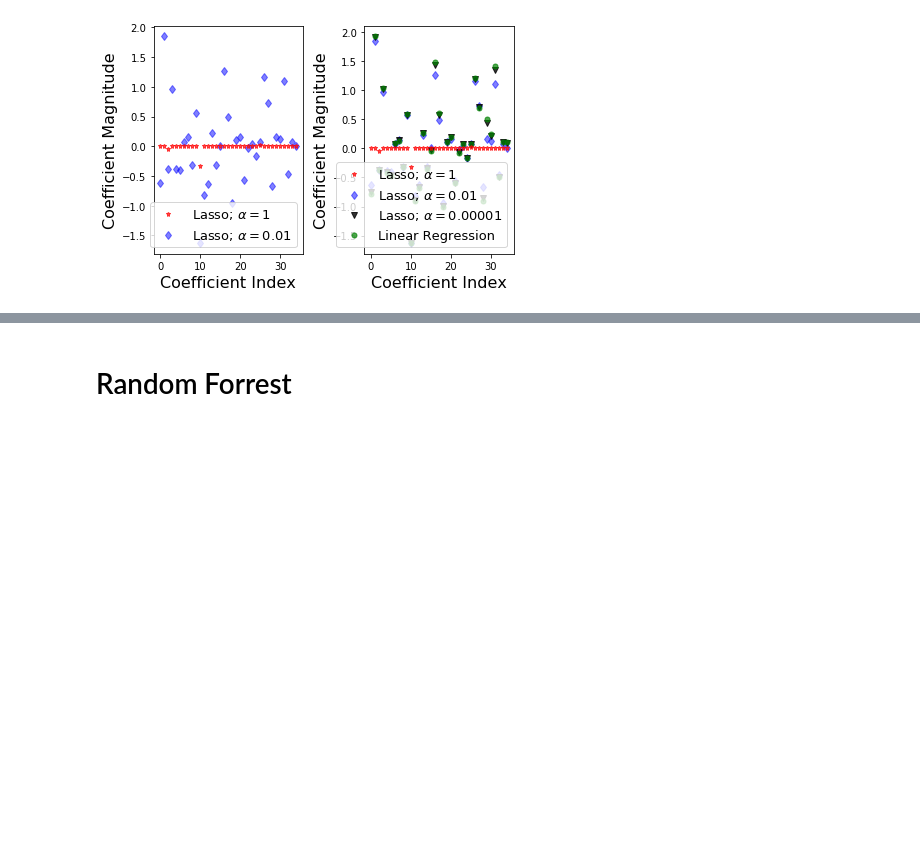
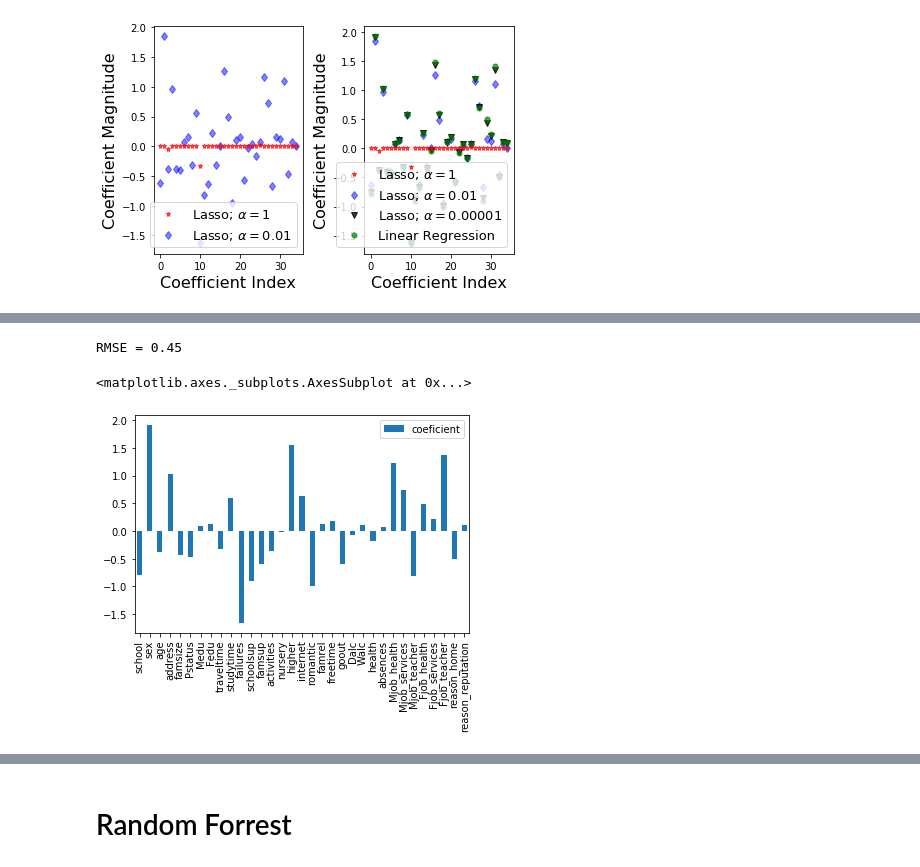
Before and after one commit to robertaskprojektas/Projektas, a Jupyter notebook: Projektas.ipynb, the cells around one changed output, grey strips where cells are left out. Cells and saved outputs as stored; diff of their text form; code cells hidden in the pictures; blank space fills up the shorter version.

```diff
--- a/Projektas.ipynb
+++ b/Projektas.ipynb
@@ -817,0 +861,14 @@ plt.show()
+# %%
+X = d1.drop(['G1', 'G2', 'G3', 'Mjob_other', 'Fjob_other', 'reason_other', 'guardian_other', 'paid', 'guardian_mother'],
+            axis=1)
+Y = d1['G3']
+
+# Test and Train data
+X_train, X_test, Y_train, Y_test = train_test_split(X, Y, test_size = .20, random_state = 40)
+
+# With sklearn
+lr = linear_model.LinearRegression()
+lr.fit(X_train, Y_train)
+
+print('Intercept: \n', lr.intercept_)
+print('Coefficients: \n', lr.coef_)
@@ -817,0 +885,14 @@ plt.show()
+# %%
+pred = lr.predict(X_test)
+
+print('RMSE = {0:.02f}'.format(np.sqrt(np.mean(pred - Y_test)**2)))
+# %% [output]
+RMSE = 0.45
+# %%
+pd.DataFrame(lr.coef_, index=['school', 'sex', 'age', 'address', 'famsize', 'Pstatus', 'Medu', 'Fedu', 'traveltime',
+ 'studytime', 'failures', 'schoolsup', 'famsup', 'activities', 'nursery', 'higher', 'internet', 'romantic', 'famrel',
+ 'freetime', 'goout', 'Dalc', 'Walc', 'health', 'absences', 'Mjob_health', 'Mjob_services', 'Mjob_teacher', 'Fjob_health',
+ 'Fjob_services', 'Fjob_teacher', 'reason_home', 'reason_reputation',], columns=['coeficient']).plot(kind='bar')
+# %% [output]
+<matplotlib.axes._subplots.AxesSubplot at 0x...>
+[figure, added]
```
Also changed, not shown: parts of 20 cells of this notebook.
